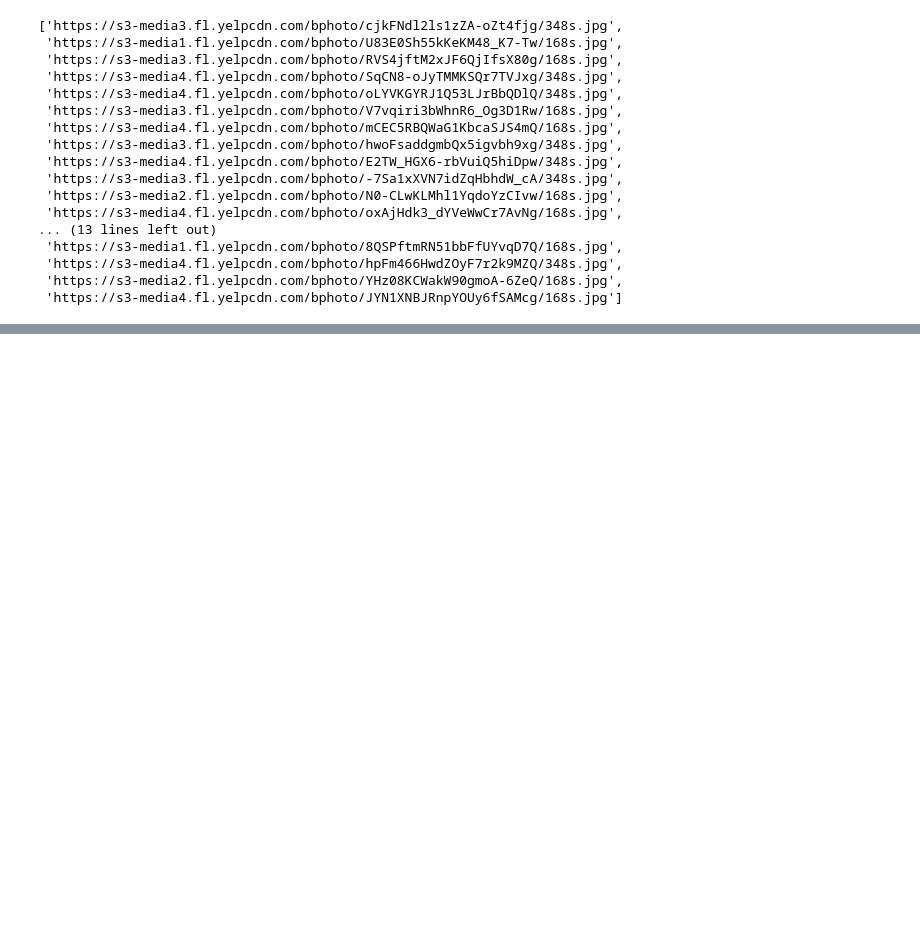
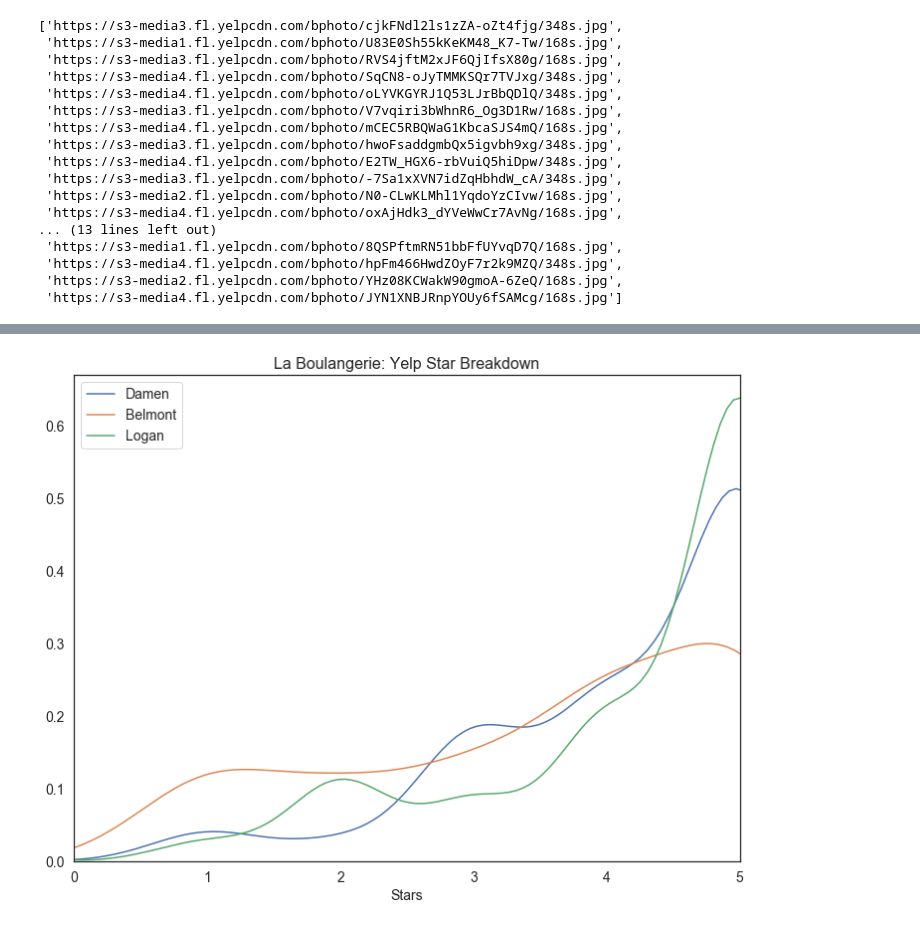
Before and after one commit to PoojaChopra123/pie_thon, a Jupyter notebook: jupyter notebooks/stacy_scratch.ipynb, the cells around one changed output, grey strips where cells are left out. Cells and saved outputs as stored; diff of their text form; code cells hidden in the pictures; blank space fills up the shorter version.

```diff
--- a/jupyter notebooks/stacy_scratch.ipynb
+++ b/jupyter notebooks/stacy_scratch.ipynb
@@ -1569,0 +1682,13 @@ photo_list
+# %%
+fig, ax = plt.subplots(figsize=(12, 9))
+ax.set_xlim(0, 1)
+sns.kdeplot(damen_nlp_review_merge['compound sentiment'], label='Damen')
+sns.kdeplot(belmont_nlp_review_merge['compound sentiment'], label='Belmont')
+sns.kdeplot(logan_nlp_review_merge['compound sentiment'], label='Logan')
+plt.xlabel("Stars", fontsize=14)
+plt.title("La Boulangerie: Yelp Star Breakdown", fontsize=16)
+plt.legend(fontsize=14)
+ax.tick_params(labelsize=14)
+plt.savefig('../images/boul_star_comparisons.png')
+# %% [output]
+[figure, added]
```
Also changed, not shown: parts of 20 cells of this notebook, 13 other files.
